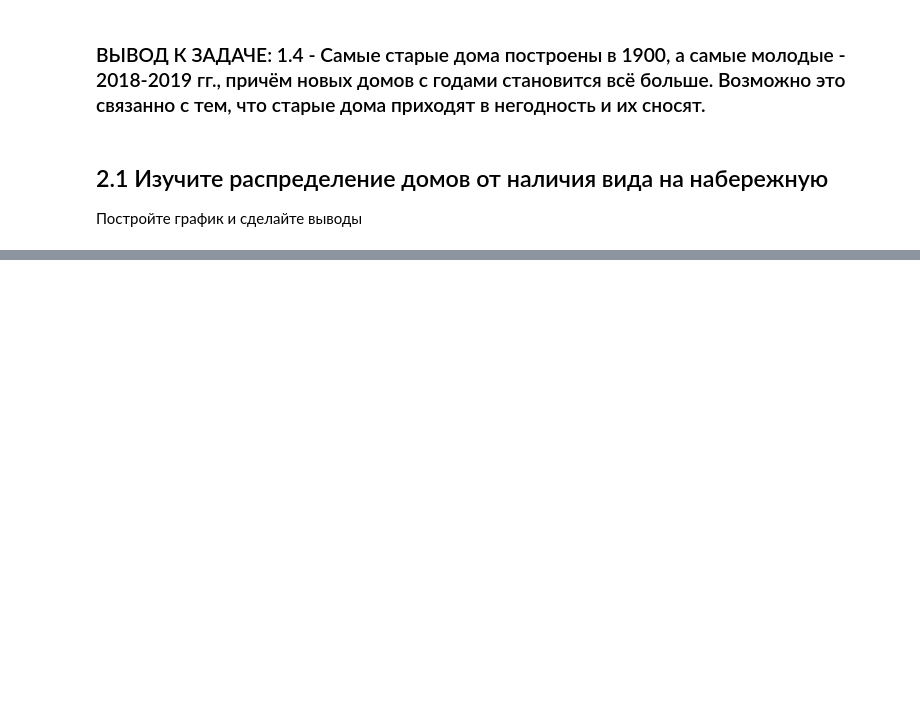
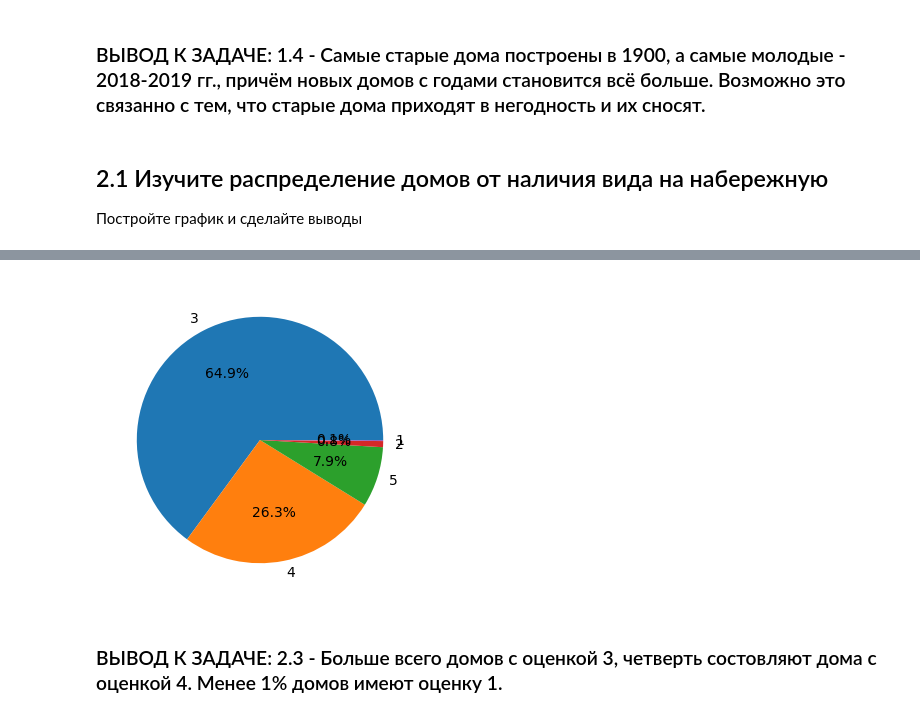
Before and after one commit to StanislavLukovskiy/HW_4Analytics, a Jupyter notebook: HW_4.ipynb, the cells around one changed output, grey strips where cells are left out. Drawn from its saved outputs; the diff is of its cells as text; code cells hidden in the pictures; blank space fills up the shorter version.

```diff
--- a/HW_4.ipynb
+++ b/HW_4.ipynb
@@ -145,0 +182,2 @@ plt.legend(['no', 'yes']);
+# %%
+data = df['condition'].value_counts()
@@ -145,0 +202,7 @@ plt.legend(['no', 'yes']);
+# %%
+plt.figure(figsize=(6, 4))
+plt.pie(data, autopct='%1.1f%%', labels=data.index);
+# %% [output]
+[figure, added]
+# %% [markdown]
+### ВЫВОД К ЗАДАЧЕ: 2.3 - Больше всего домов с оценкой 3, четверть состовляют дома с оценкой 4. Менее 1% домов имеют оценку 1.
```
Also changed, not shown: parts of 11 cells of this notebook.
